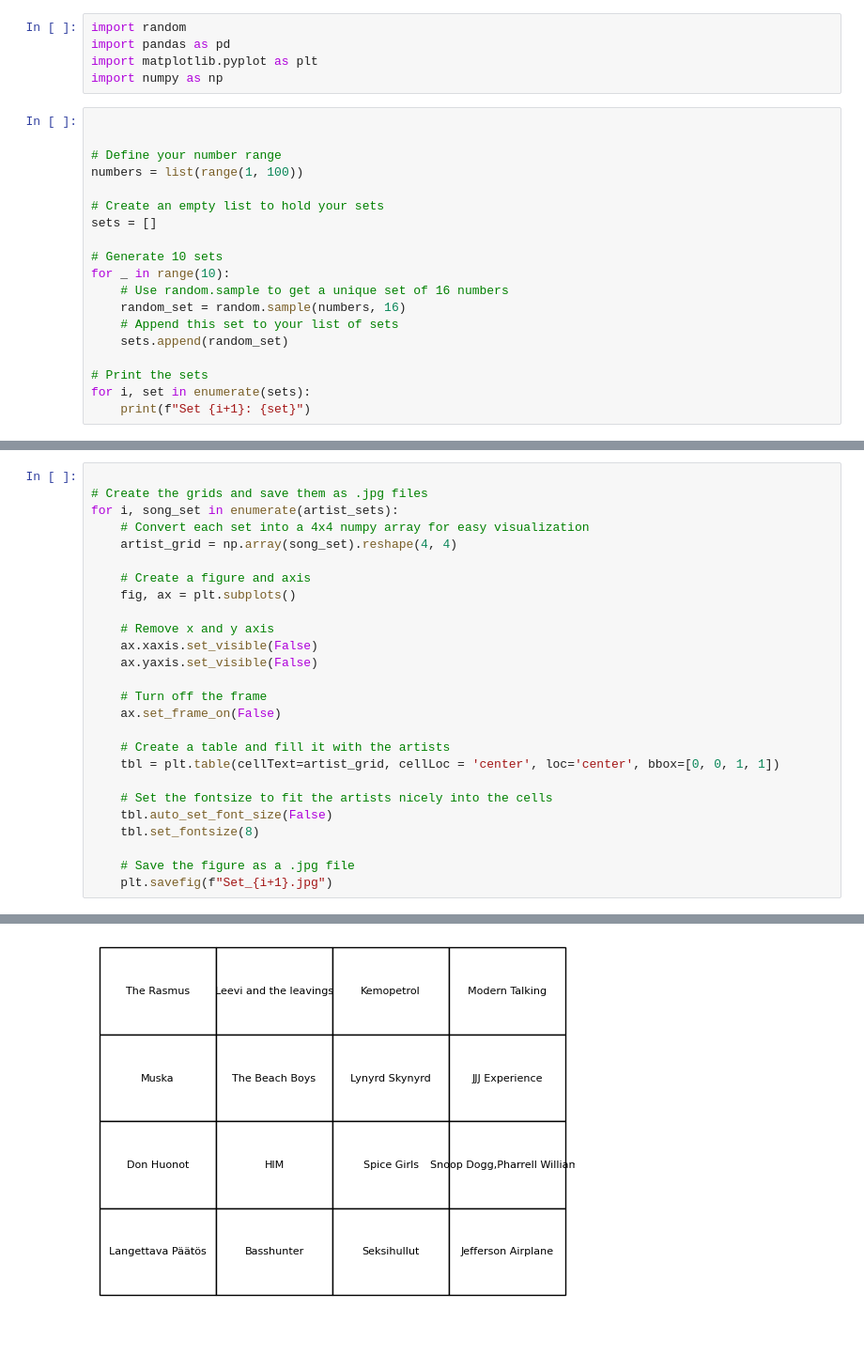
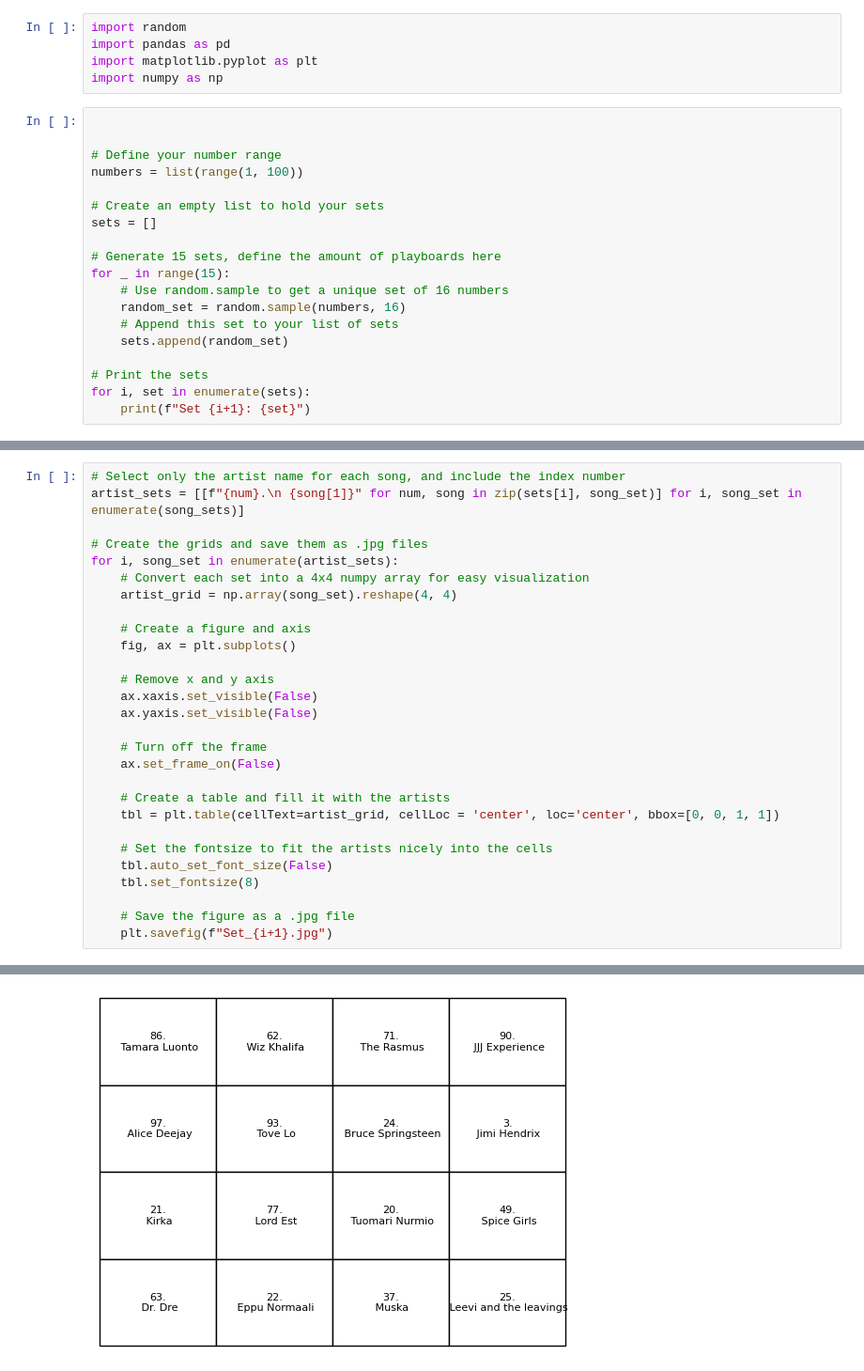
Before and after one commit to teemuvaal/music-bingo, a Jupyter notebook: bingo_generator.ipynb, the cells around one changed output, grey strips where cells are left out. Shown at 94% size. Cells and saved outputs as stored; diff of their text form; blank space fills up the shorter version.

```diff
--- a/bingo_generator.ipynb
+++ b/bingo_generator.ipynb
@@ -12,8 +12,8 @@ numbers = list(range(1, 100))
 # Create an empty list to hold your sets
 sets = []
 
-# Generate 10 sets
-for _ in range(10):
+# Generate 15 sets, define the amount of playboards here
+for _ in range(15):
     # Use random.sample to get a unique set of 16 numbers
     random_set = random.sample(numbers, 16)
     # Append this set to your list of sets
@@ -61,4 +77,6 @@ Set 2:
 # %%
+# Select only the artist name for each song, and include the index number
+artist_sets = [[f"{num}.\n {song[1]}" for num, song in zip(sets[i], song_set)] for i, song_set in enumerate(song_sets)]
 
 # Create the grids and save them as .jpg files
 for i, song_set in enumerate(artist_sets):
@@ -91 +109 @@ for i, song_set in enumerate(artist_sets):
-[figure, old version]
+[figure, new version]
```
Also changed, not shown: parts of 4 cells of this notebook, 4 other files.
